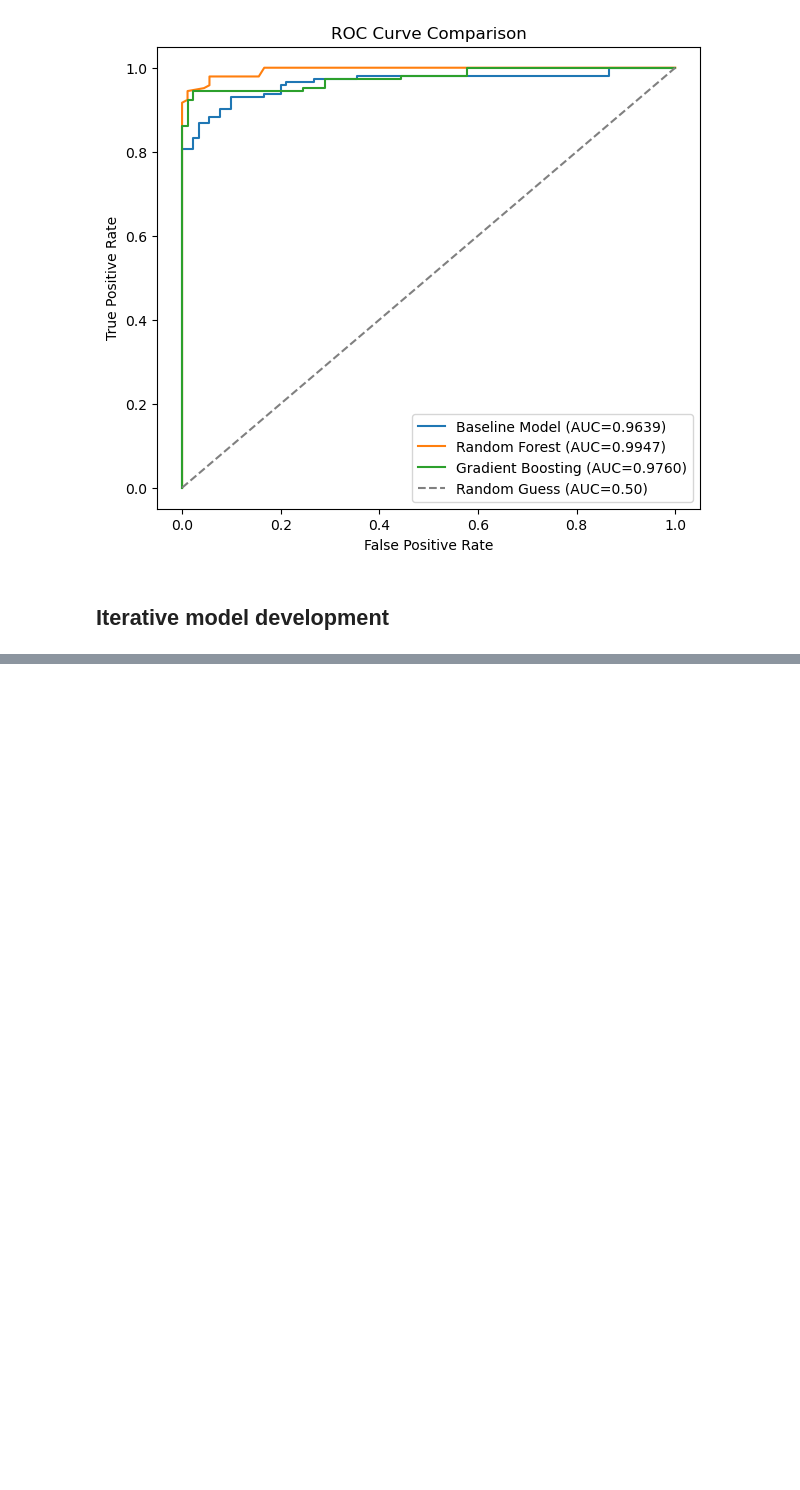
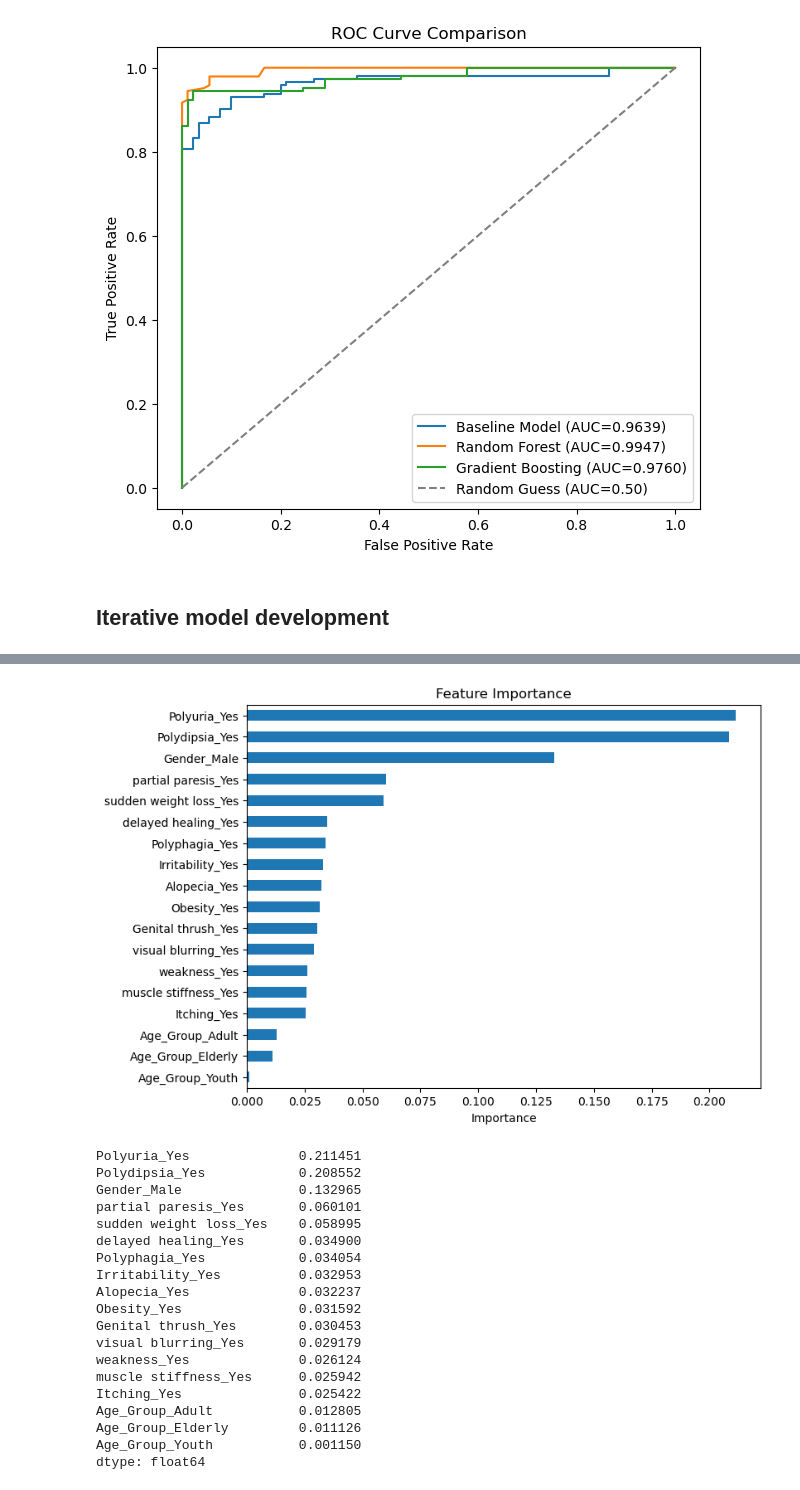
Before and after one commit to dennisho004/MLDP_Project, a Jupyter notebook: MLDP_Program_Codes_Submission_Template.ipynb, the cells around one changed output, grey strips where cells are left out. Saved outputs shown, nothing was run; the diff lists cells and outputs as text; code cells hidden in the pictures; blank space fills up the shorter version.

```diff
--- a/MLDP_Program_Codes_Submission_Template.ipynb
+++ b/MLDP_Program_Codes_Submission_Template.ipynb
@@ -537,5 +580,21 @@ X_train, X_test, y_train, y_test = train_test_split(X,
 # %%
-rf = RandomForestClassifier(random_state=RANDOM_STATE)
-rf.fit(X_train, y_train)
 
-y_pred = rf.predict(X_test)
+
+df['Age_Group'] = pd.cut(df['Age'], bins=[0, 24, 60, 100],
+                          labels=['Youth', 'Adult', 'Elderly'])
+
+df = df.drop(columns='Age')
+
+df = pd.get_dummies(df, columns=['Age_Group'], drop_first=False)
+
+
+X = df.drop(['class'], axis=1)
+y = df['class']
+test_size = 0.45
+RANDOM_STATE = 42
+X_train, X_test, y_train, y_test = train_test_split(X,
+                                                    y,
+                                                    test_size=test_size,
+                                                    random_state=RANDOM_STATE,
+                                                    stratify=y
+                                                    )
@@ -541,0 +632,37 @@ y_pred = rf.predict(X_test)
+# %%
+importances = pd.Series(rf.feature_importances_, index=X_train.columns)
+importances = importances.sort_values(ascending=True)
+
+plt.figure(figsize=(8,6))
+importances.plot(kind='barh')
+plt.title('Feature Importance')
+plt.xlabel('Importance')
+
+plt.show()
+
+importances
+
+importances = pd.Series(rf.feature_importances_, index=X_train.columns)
+importances = importances.sort_values(ascending=False)
+print(importances)
+# %% [output]
+[figure, added]
+Polyuria_Yes              0.211451
+Polydipsia_Yes            0.208552
+Gender_Male               0.132965
+partial paresis_Yes       0.060101
+sudden weight loss_Yes    0.058995
+delayed healing_Yes       0.034900
+Polyphagia_Yes            0.034054
+Irritability_Yes          0.032953
+Alopecia_Yes              0.032237
+Obesity_Yes               0.031592
+Genital thrush_Yes        0.030453
+visual blurring_Yes       0.029179
+weakness_Yes              0.026124
+muscle stiffness_Yes      0.025942
+Itching_Yes               0.025422
+Age_Group_Adult           0.012805
+Age_Group_Elderly         0.011126
+Age_Group_Youth           0.001150
+dtype: float64
```
Also changed, not shown: parts of 13 cells of this notebook.
